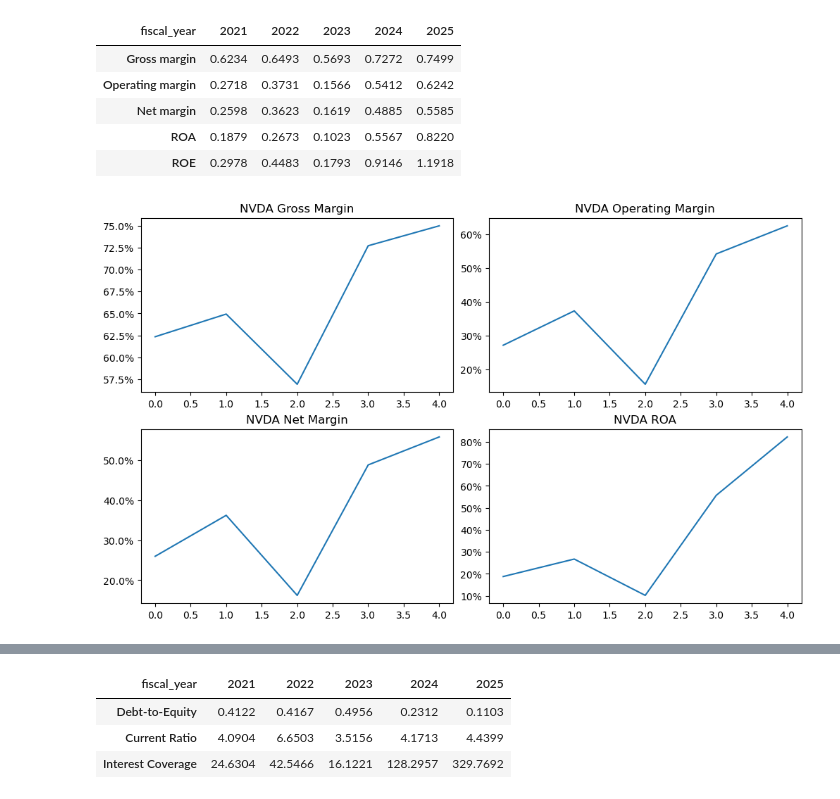
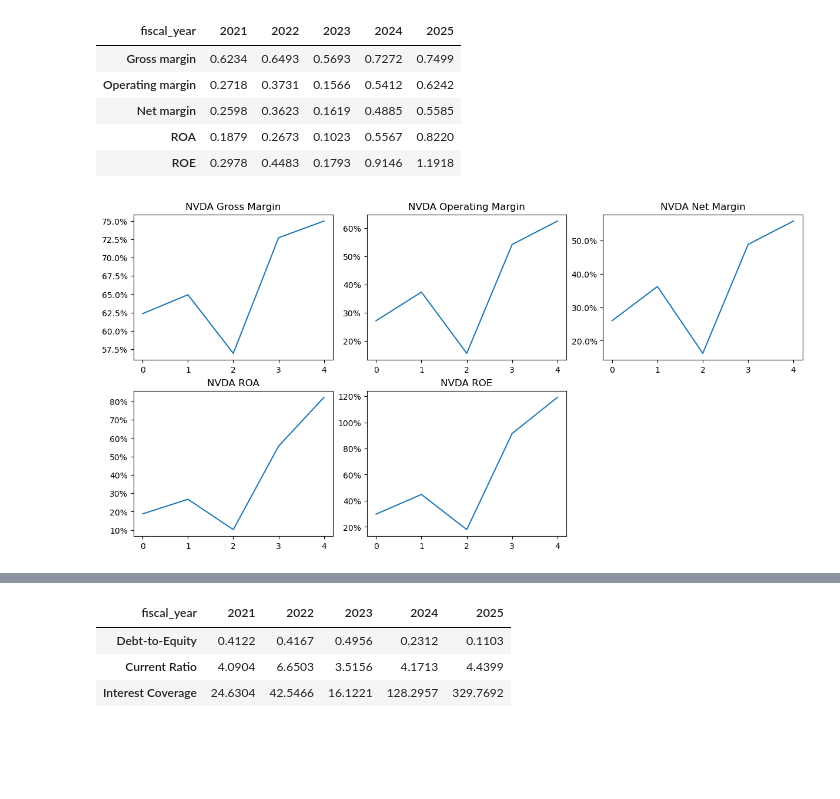
Before and after one commit to ConnieChengxi/IFTE0001-NVIDIA-AI-Agent_Group-B, a Jupyter notebook: NVDA117 (1).ipynb, the cells around one changed output, grey strips where cells are left out. Drawn from its saved outputs; the diff is of its cells as text; code cells hidden in the pictures; blank space fills up the shorter version.

```diff
--- a/NVDA117 (1).ipynb
+++ b/NVDA117 (1).ipynb
@@ -315,25 +286,16 @@ We merge the three statements by fiscal year, then compute:
 # %%
 df = (
-    is_df.merge(bs_df, on=["fiscal_year","fiscal_date_ending"], how="inner")
-         .merge(cf_df, on=["fiscal_year","fiscal_date_ending"], how="inner")
+    is_df.merge(bs_df, on="fiscal_year", how="inner", suffixes=("", "_bs"))
+         .merge(cf_df, on="fiscal_year", how="inner", suffixes=("", "_cf"))
          .sort_values("fiscal_year")
          .reset_index(drop=True)
 )
 
-# Averages for ROA/ROE
+
+# Averages for ROA / ROE (uses previous year automatically)
 df["avg_assets"] = (df["total_assets"] + df["total_assets"].shift(1)) / 2
-df["avg_equity"] = (df["total_shareholder_equity"] + df["total_shareholder_equity"].shift(1)) / 2
-
-
-# 手动填 2021 的 avg
-assets_2020=17.32
-equity_2020=12.2
-df.loc[df["fiscal_year"] == 2021, "avg_assets"] = (
-    df.loc[df["fiscal_year"] == 2021, "total_assets"].values[0] + assets_2020
-) / 2
-
-df.loc[df["fiscal_year"] == 2021, "avg_equity"] = (
-    df.loc[df["fiscal_year"] == 2021, "total_shareholder_equity"].values[0] + equity_2020
+df["avg_equity"] = (
+    df["total_shareholder_equity"] + df["total_shareholder_equity"].shift(1)
 ) / 2
 
 # Profitability
@@ -342,6 +304,9 @@ df["operating_margin"] = df["operating_income"] / df["revenue"]
 df["net_margin"] = df["net_income"] / df["revenue"]
 df["roa"] = df["net_income"] / df["avg_assets"]
 df["roe"] = df["net_income"] / df["avg_equity"]
+
+# Drop 2020 after calculations (keep only analysis years)
+df = df[df["fiscal_year"] >= 2021].reset_index(drop=True)
 # %%
 metric_cols = [
     "gross_margin",
@@ -386,25 +351,29 @@ def plot_metric_ax(ax, df, col, title, is_percent=False):
     if is_percent:
         ax.yaxis.set_major_formatter(mtick.PercentFormatter(1.0))
 # %%
-fig, axes = plt.subplots(2, 2, figsize=(10, 6), constrained_layout=True)
+fig, axes = plt.subplots(2, 3, figsize=(12, 6), constrained_layout=True)
 axes = axes.flatten()
 
-metrics_4 = [
+metrics_5 = [
     ("gross_margin", "Gross Margin"),
     ("operating_margin", "Operating Margin"),
     ("net_margin", "Net Margin"),
     ("roa", "ROA"),
+    ("roe", "ROE"),
 ]
 
-for ax, (col, title) in zip(axes, metrics_4):
+for ax, (col, title) in zip(axes, metrics_5):
     plot_metric_ax(
         ax=ax,
         df=df,
         col=col,
         title=f"NVDA {title}",
         is_percent=True
     )
 
+for ax in axes[len(metrics_5):]:
+    ax.axis("off")
+
 plt.show()
 # %% [output]
-[figure, old version]
+[figure, new version]
```
Also changed, not shown: parts of 73 cells of this notebook.
